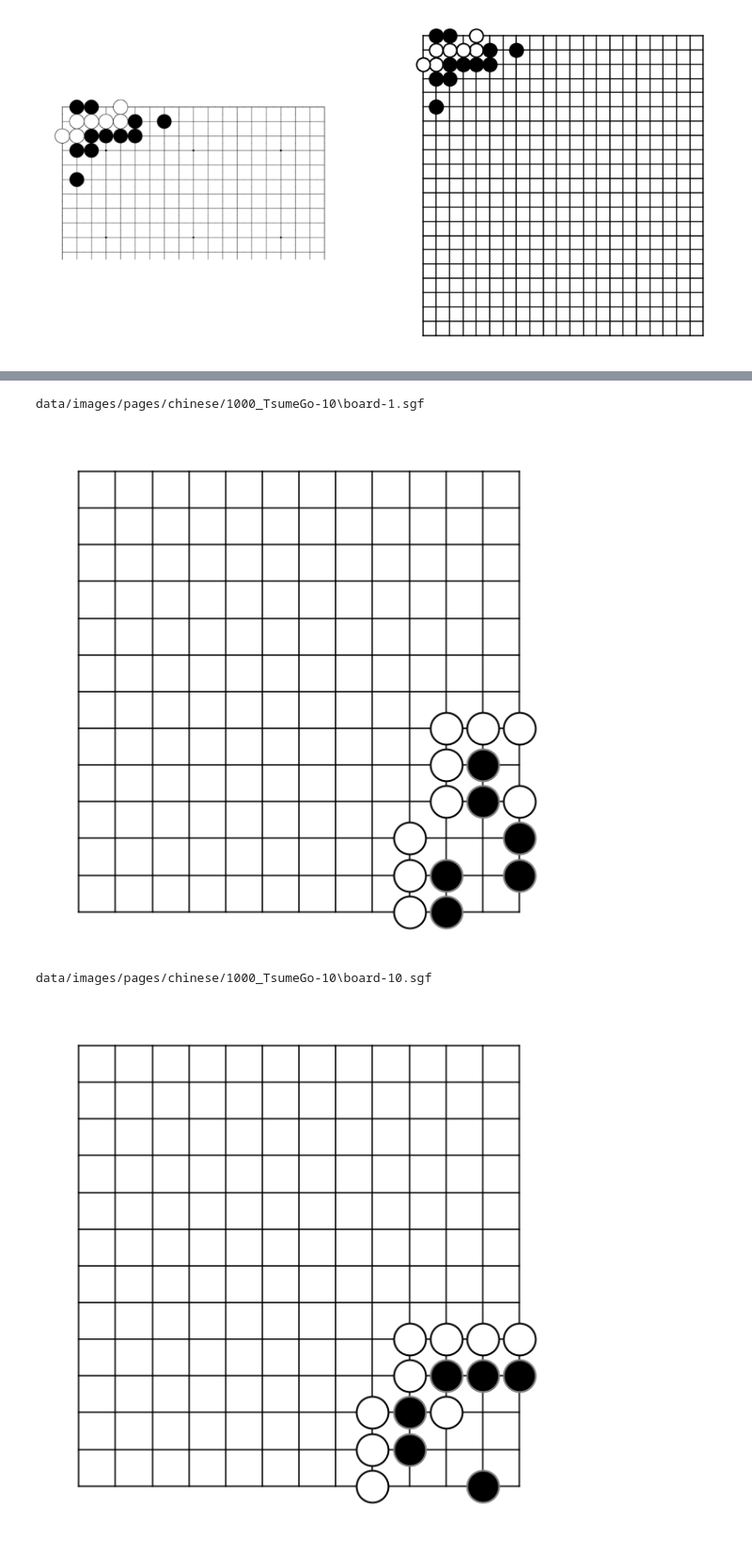
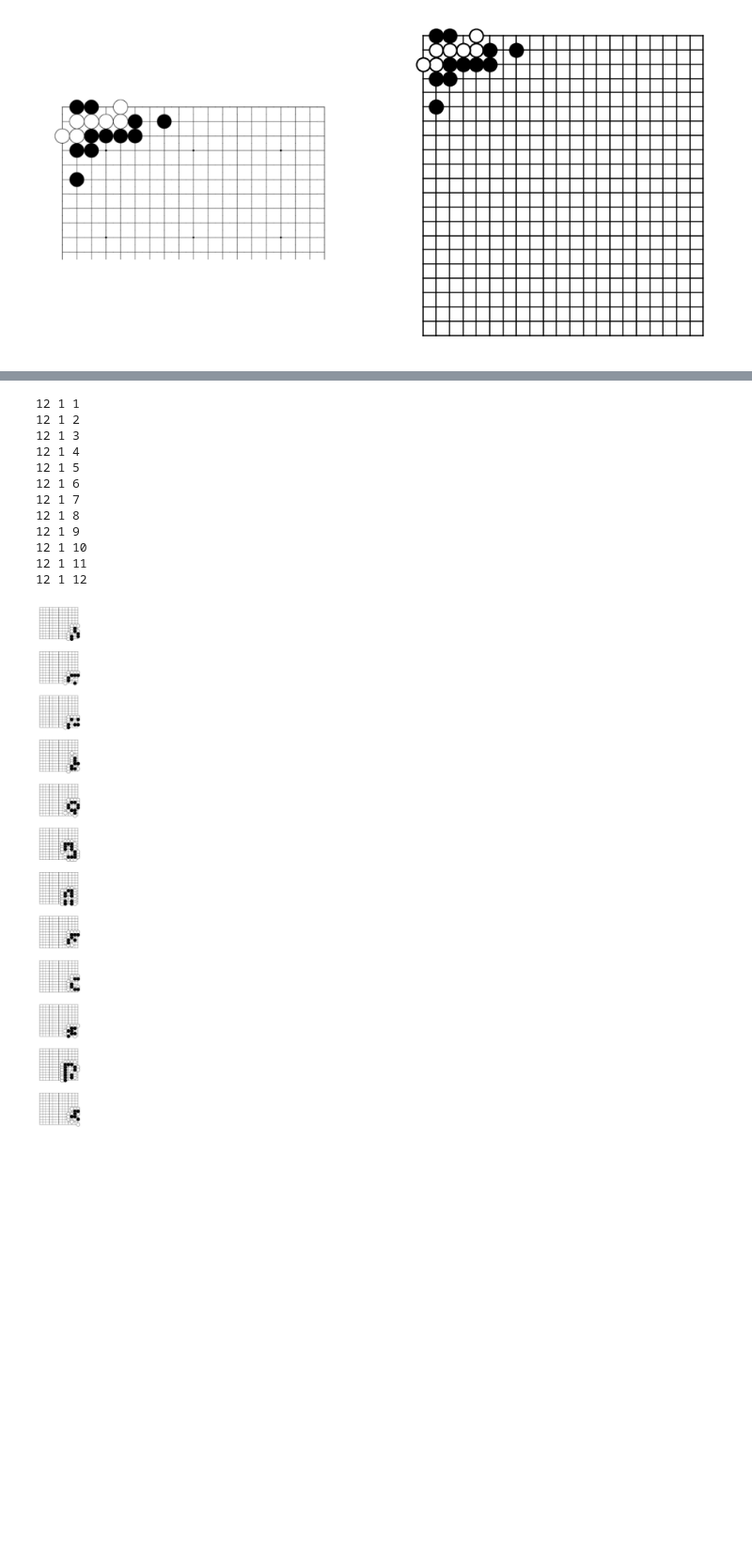
Before and after one commit to gle8098/diagram-recognition, a Jupyter notebook: visualization_demonstration.ipynb, the cells around one changed output, grey strips where cells are left out. Shown at 94% size. Saved outputs shown, nothing was run; the diff lists cells and outputs as text; code cells hidden in the pictures; blank space fills up the shorter version.

Commit message:
GODR-22: multiple boards preview blueprint

```diff
--- a/visualization_demonstration.ipynb
+++ b/visualization_demonstration.ipynb
@@ -28,14 +31,28 @@ visualizer.draw_board()
 # %%
+# paths = ['data/images/d_3/board-1.sgf']
 paths = ['data/images/pages/chinese/1000_TsumeGo-10/*']
+n_boards = 12
+fig = plt.figure(figsize = (8, 8*n_boards))
+i = 1
 for path in paths:
     img_files = glob.glob(path)
     for img_file in img_files:
-        print(img_file)
+#         print(img_file)
         visualizer = Visualizer(img_file)
-        visualizer.draw_board()
-        plt.show()
+        visualizer.draw_board(fig=fig, n_boards = 12, current_index=i)
+        i += 1
+plt.show()
 # %% [output]
-data/images/pages/chinese/1000_TsumeGo-10\board-1.sgf
+12 1 1
+12 1 2
+12 1 3
+12 1 4
+12 1 5
+12 1 6
+12 1 7
+12 1 8
+12 1 9
+12 1 10
+12 1 11
+12 1 12
-[figure, old version]
+[figure, new version]
-data/images/pages/chinese/1000_TsumeGo-10\board-10.sgf
-[figure, removed]
```
Also changed, not shown: parts of 4 cells of this notebook, 4 other files.
